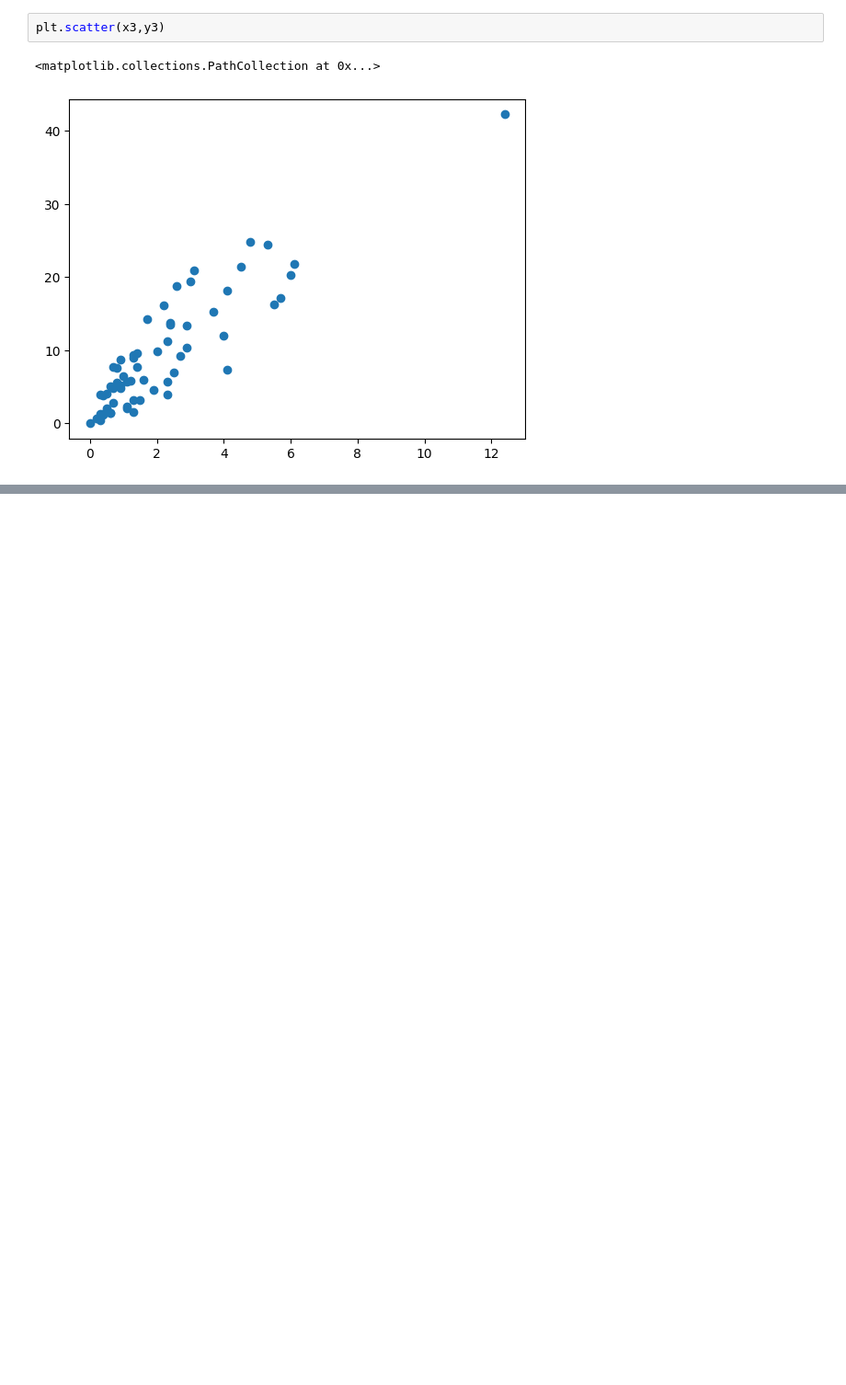
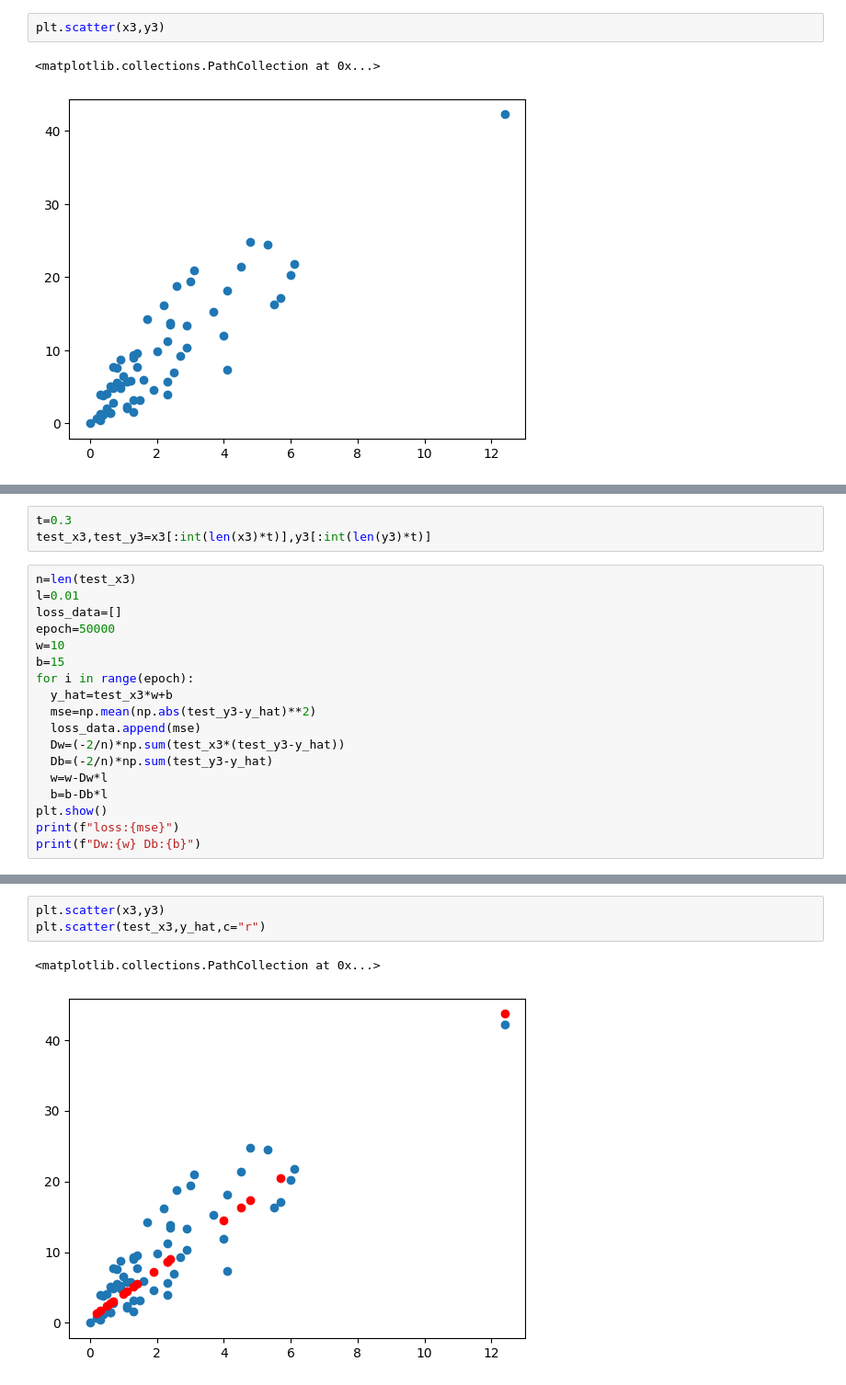
Before and after one commit to Bahrombekk/data, a Jupyter notebook: LINEAR_REGRESSION_TEST.ipynb, the cells around one changed output, grey strips where cells are left out. Shown: that part at 92% size. Drawn from its saved outputs; the diff is of its cells as text; blank space fills up the shorter version.

```diff
--- a/LINEAR_REGRESSION_TEST.ipynb
+++ b/LINEAR_REGRESSION_TEST.ipynb
@@ -276,0 +283,21 @@ Dw:-2.0743263737512603e-14 Db:2.1660093073977247e-14
+# %%
+t=0.3
+test_x3,test_y3=x3[:int(len(x3)*t)],y3[:int(len(y3)*t)]
+# %%
+n=len(test_x3)
+l=0.01
+loss_data=[]
+epoch=50000
+w=10
+b=15
+for i in range(epoch):
+  y_hat=test_x3*w+b
+  mse=np.mean(np.abs(test_y3-y_hat)**2)
+  loss_data.append(mse)
+  Dw=(-2/n)*np.sum(test_x3*(test_y3-y_hat))
+  Db=(-2/n)*np.sum(test_y3-y_hat)
+  w=w-Dw*l
+  b=b-Db*l
+plt.show()
+print(f"loss:{mse}")
+print(f"Dw:{w} Db:{b}")
@@ -276,0 +307,6 @@ Dw:-2.0743263737512603e-14 Db:2.1660093073977247e-14
+# %%
+plt.scatter(x3,y3)
+plt.scatter(test_x3,y_hat,c="r")
+# %% [output]
+<matplotlib.collections.PathCollection at 0x...>
+[figure, added]
```
Also changed, not shown: parts of 6 cells of this notebook.
